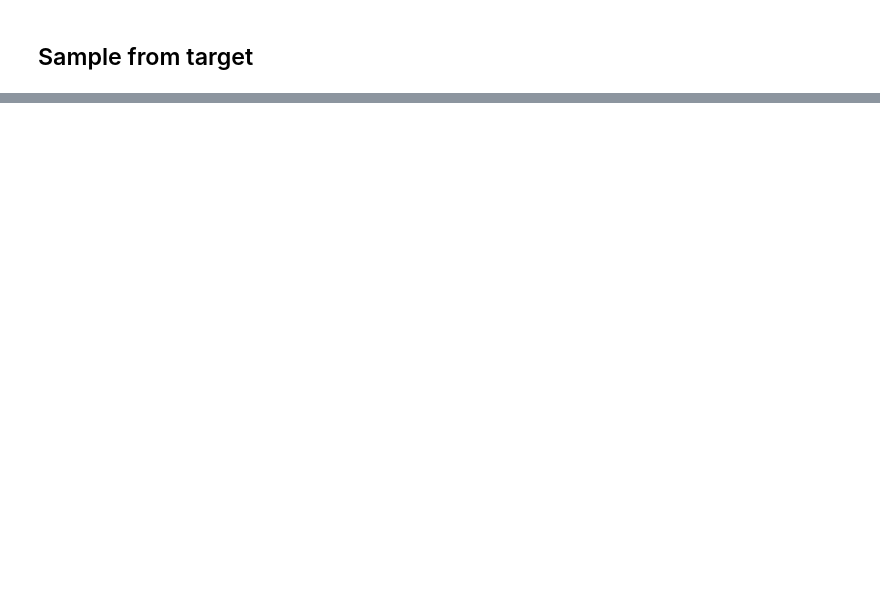
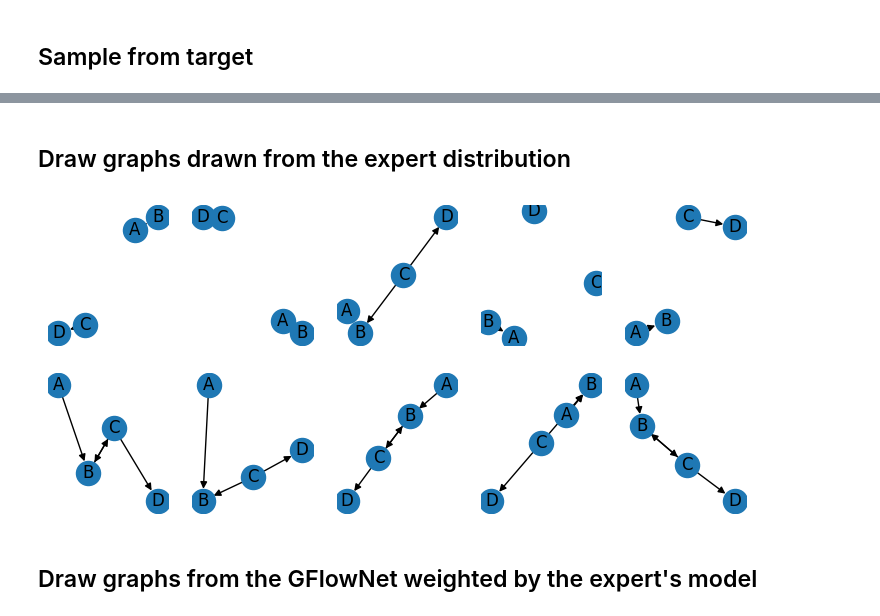
Before and after one commit to ML-FGV/agfn, a Jupyter notebook: example.ipynb, the cells around one changed output, grey strips where cells are left out. Saved outputs shown, nothing was run; the diff lists cells and outputs as text; code cells hidden in the pictures; blank space fills up the shorter version.

```diff
--- a/example.ipynb
+++ b/example.ipynb
@@ -98,0 +137,40 @@ for e, i in enumerate(indices):
+# %%
+num_hitl_rounds = 5 # Maximum number of feedbacks (<= maximum number of edges)
+# %%
+feedbacks = torch.zeros((0,), dtype=torch.long, device=device) # list of 0-3 integers representing the feedback
+queries = torch.zeros((0,), dtype=torch.long, device=device) # list of edge indexes corresponding to the feedback
+
+for round in range(num_hitl_rounds):
+    # Elicit a novel query
+    query = nquery(
+        graphs.edge_marks, log_rewards, feedbacks, priors, queries, pi
+    )
+
+    # Sample from the expert's distribution
+    expert_confidence = get_expert_feedback(query)
+    fprob = pi * expert_confidence + (1 - expert_confidence) * (1 - pi) / 3
+    fdist = torch.distributions.Categorical(fprob)
+    fdbck = fdist.sample(sample_shape=(1,))
+    # We could also take a MAP estimate
+    # fdbck = fprob.argmax()
+
+    # Update the list of feedbacks
+    queries = torch.hstack([queries, query])
+    feedbacks = torch.hstack([feedbacks, fdbck])
+# %%
+expert_graphs, expert_log_rewards, _ = \
+    sample_from_expert(feedbacks, queries, priors, 512, 128, gflownet, pi, data, log_reward)
+# %%
+expert_amat = edge_marks_to_adj(expert_graphs).long()
+# %% [markdown]
+## Draw graphs drawn from the expert distribution
+# %%
+plt.figure(figsize=(9, 4))
+env = create_env()
+for e, i in enumerate(indices):
+    plt.subplot(2, 5, e + 1)
+    env.draw(i, labels=node_labels, amat=expert_amat[i].cpu().numpy())
+# %% [output]
+[figure, added]
+# %% [markdown]
+## Draw graphs from the GFlowNet weighted by the expert's model
```
Also changed, not shown: parts of 16 cells of this notebook, 2 other files.
